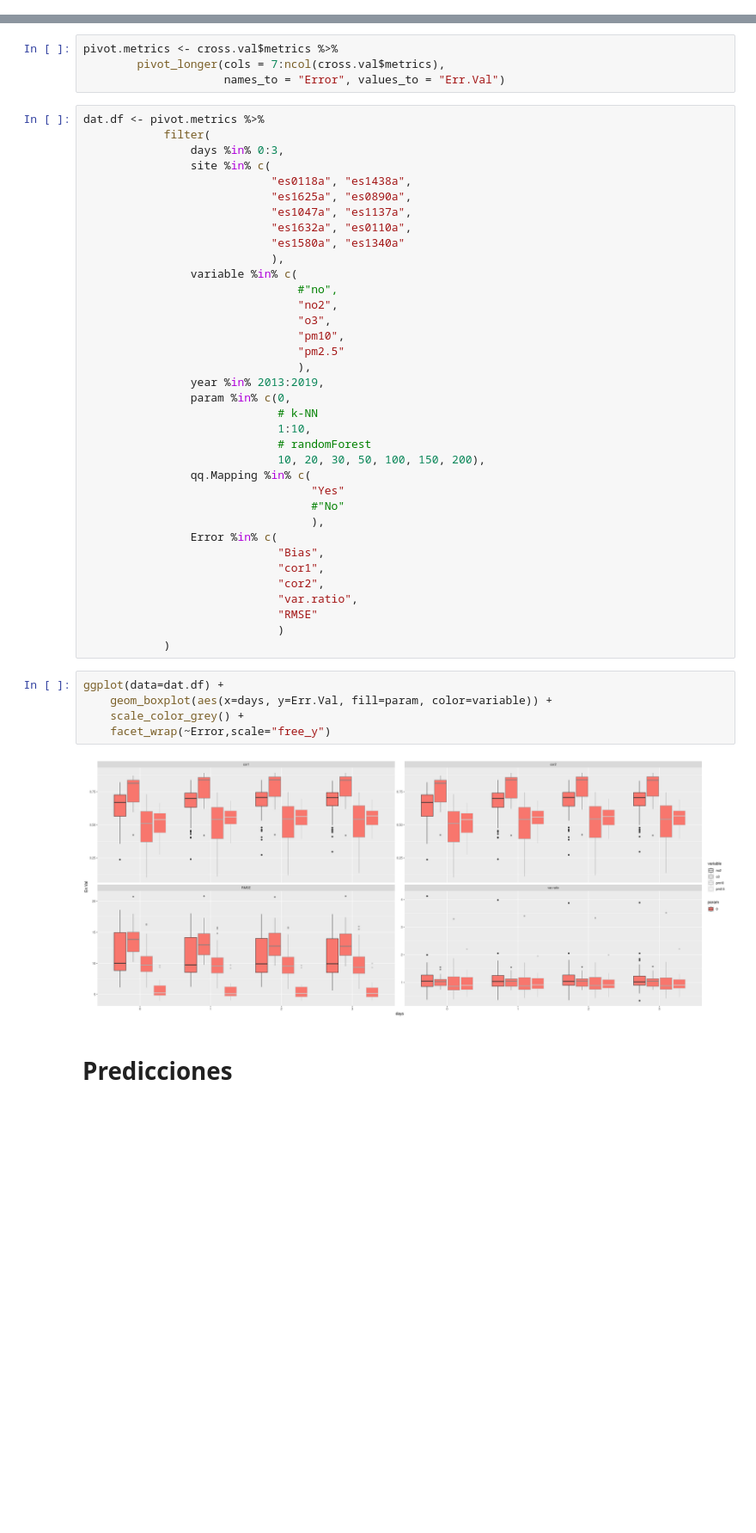
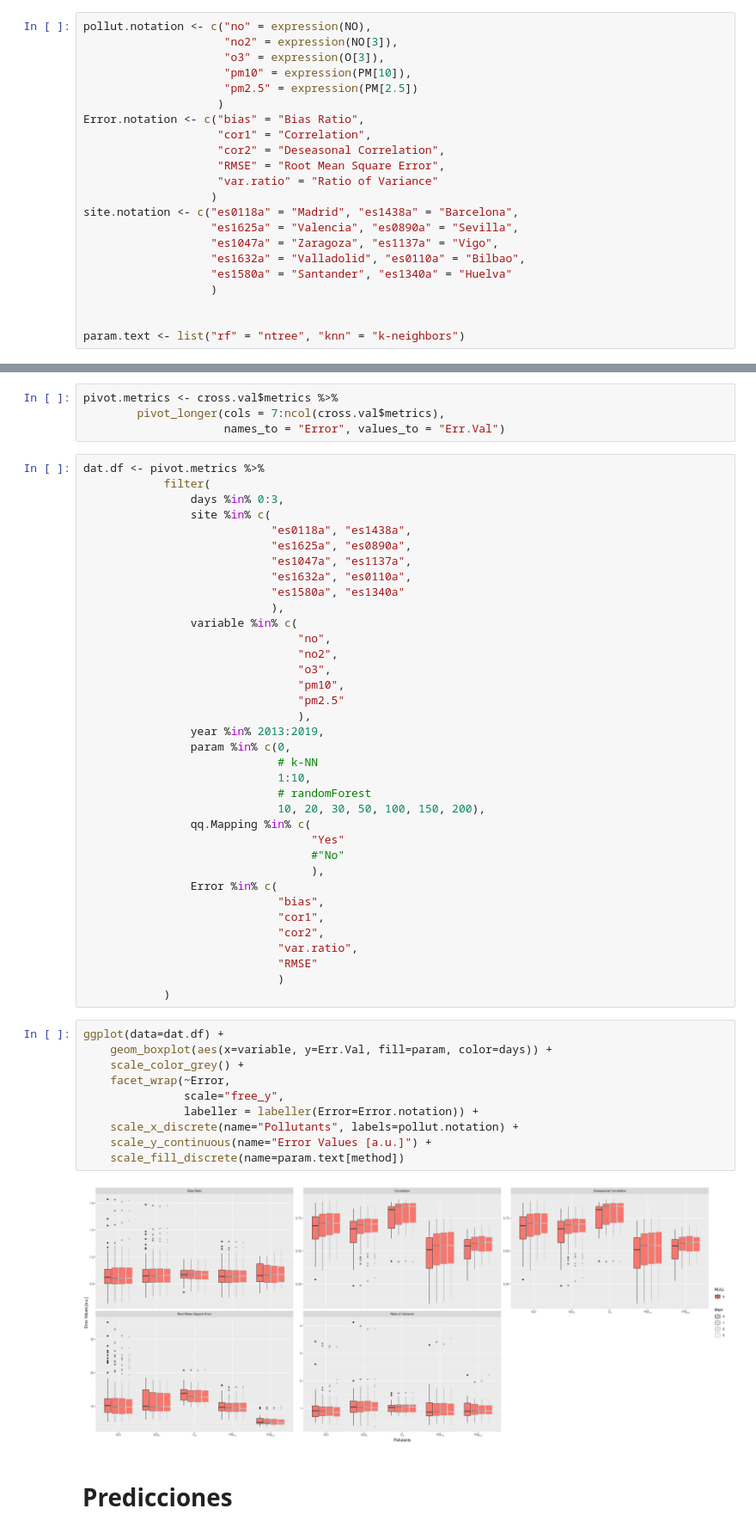
Before and after one commit to Jaimedgp/AirQualityCOVID, a Jupyter notebook: notebooks/Analysis/Cross-vallidation_grph.ipynb, the cells around one changed output, grey strips where cells are left out. Shown at 86% size. Cells and saved outputs as stored; diff of their text form; blank space fills up the shorter version.

```diff
--- a/notebooks/Analysis/Cross-vallidation_grph.ipynb
+++ b/notebooks/Analysis/Cross-vallidation_grph.ipynb
@@ -19,6 +19,28 @@ setwd("~/Repositories/AirQualityCOVID/")
 method <- "lm"
 
 load(paste("data/Cross-validation/cross_val/", method, ".rda", sep=""))
+# %%
+pollut.notation <- c("no" = expression(NO),
+                     "no2" = expression(NO[3]),
+                     "o3" = expression(O[3]),
+                     "pm10" = expression(PM[10]),
+                     "pm2.5" = expression(PM[2.5])
+                    )
+Error.notation <- c("bias" = "Bias Ratio",
+                    "cor1" = "Correlation",
+                    "cor2" = "Deseasonal Correlation",
+                    "RMSE" = "Root Mean Square Error",
+                    "var.ratio" = "Ratio of Variance"
+                   )
+site.notation <- c("es0118a" = "Madrid", "es1438a" = "Barcelona",
+                   "es1625a" = "Valencia", "es0890a" = "Sevilla",
+                   "es1047a" = "Zaragoza", "es1137a" = "Vigo",
+                   "es1632a" = "Valladolid", "es0110a" = "Bilbao",
+                   "es1580a" = "Santander", "es1340a" = "Huelva"
+                   )
+
+
+param.text <- list("rf" = "ntree", "knn" = "k-neighbors")
 # %% [markdown]
 # Metricas
 # %%
@@ -37,7 +59,7 @@ dat.df <- pivot.metrics %>%
                             "es1580a", "es1340a"
                             ),
                 variable %in% c(
-                                #"no",
+                                "no",
                                 "no2",
                                 "o3",
                                 "pm10",
@@ -54,7 +76,7 @@ dat.df <- pivot.metrics %>%
                                   #"No"
                                   ),
                 Error %in% c(
-                             "Bias",
+                             "bias",
                              "cor1",
                              "cor2",
                              "var.ratio",
@@ -63,11 +85,16 @@ dat.df <- pivot.metrics %>%
             )
 # %%
 ggplot(data=dat.df) +
-    geom_boxplot(aes(x=days, y=Err.Val, fill=param, color=variable)) +
+    geom_boxplot(aes(x=variable, y=Err.Val, fill=param, color=days)) +
     scale_color_grey() +
-    facet_wrap(~Error,scale="free_y")
+    facet_wrap(~Error,
+               scale="free_y",
+               labeller = labeller(Error=Error.notation)) +
+    scale_x_discrete(name="Pollutants", labels=pollut.notation) +
+    scale_y_continuous(name="Error Values [a.u.]") +
+    scale_fill_discrete(name=param.text[method])
 # %% [output]
-[figure, old version]
+[figure, new version]
 # %% [markdown]
 # Predicciones
 # %%
```
Also changed, not shown: parts of 11 cells of this notebook.
